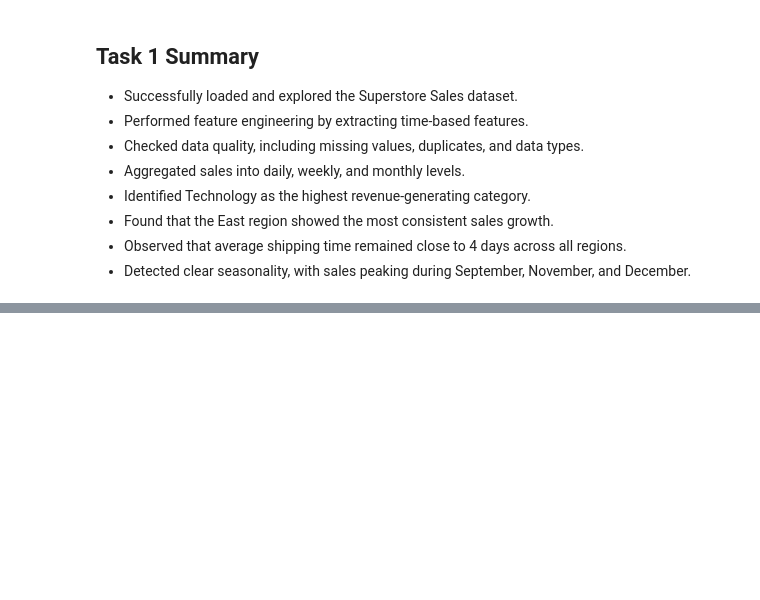
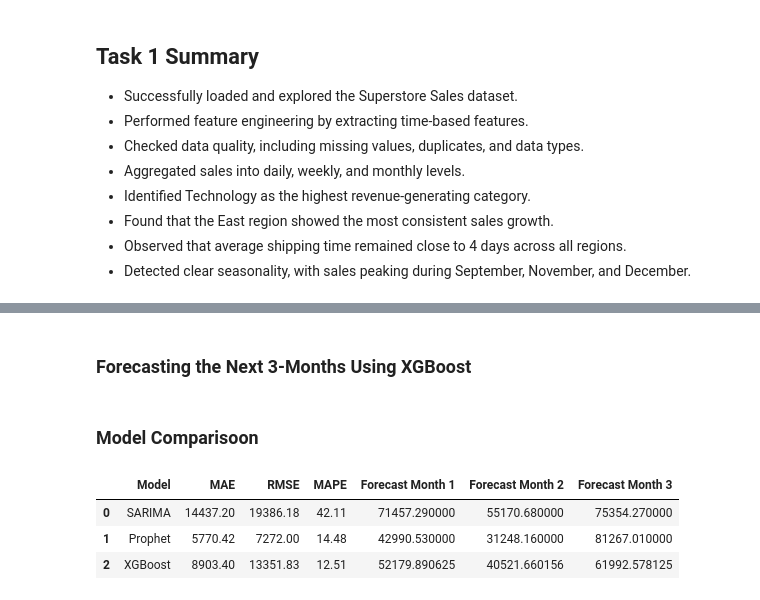
Before and after one commit to Sumit-342/sales-forecasting-dashboard, a Jupyter notebook: analysis.ipynb, the cells around one changed output, grey strips where cells are left out. Saved outputs shown, nothing was run; the diff lists cells and outputs as text; code cells hidden in the pictures; blank space fills up the shorter version.

Commit message:
Model traning and best model selected

```diff
--- a/analysis.ipynb
+++ b/analysis.ipynb
@@ -374,0 +604,11 @@ The sales data shows a clear seasonal pattern across all four years. Sales consi
+# %%
+# Predict sales for the test dataset
+y_pred = xgb_model.predict(X_test)
+
+# Display actual vs predicted values
+prediction_df = pd.DataFrame({
+    "Actual Sales": y_test.values,
+    "Predicted Sales": y_pred
+})
+
+prediction_df.head()
@@ -374,0 +617,9 @@ The sales data shows a clear seasonal pattern across all four years. Sales consi
+# %%
+# Calculate evaluation metrics
+mae = mean_absolute_error(y_test, y_pred)
+rmse = np.sqrt(mean_squared_error(y_test, y_pred))
+mape = np.mean(np.abs((y_test - y_pred) / y_test)) * 100
+
+print(f"MAE  : {mae:.2f}")
+print(f"RMSE : {rmse:.2f}")
+print(f"MAPE : {mape:.2f}%")
@@ -374,0 +655,2 @@ The sales data shows a clear seasonal pattern across all four years. Sales consi
+# %% [markdown]
+### Forecasting the Next 3-Months Using XGBoost
@@ -374,0 +703,43 @@ The sales data shows a clear seasonal pattern across all four years. Sales consi
+# %% [markdown]
+### Model Comparisoon
+# %%
+comparison_df = pd.DataFrame({
+    "Model": ["SARIMA", "Prophet", "XGBoost"],
+    "MAE": [
+        round(sarima_mae, 2),
+        round(prophet_mae, 2),
+        round(mae, 2)
+    ],
+    "RMSE": [
+        round(sarima_rmse, 2),
+        round(prophet_rmse, 2),
+        round(rmse, 2)
+    ],
+    "MAPE": [
+        round(sarima_mape, 2),
+        round(prophet_mape, 2),
+        round(mape, 2)
+    ],
+    "Forecast Month 1": [
+        round(forecast_mean.iloc[0], 2),
+        round(forecast["yhat"].iloc[-3], 2),
+        round(future_predictions[0], 2)
+    ],
+    "Forecast Month 2": [
+        round(forecast_mean.iloc[1], 2),
+        round(forecast["yhat"].iloc[-2], 2),
+        round(future_predictions[1], 2)
+    ],
+    "Forecast Month 3": [
+        round(forecast_mean.iloc[2], 2),
+        round(forecast["yhat"].iloc[-1], 2),
+        round(future_predictions[2], 2)
+    ]
+})
+
+comparison_df
+# %% [output]
+|  | Model | MAE | RMSE | MAPE | Forecast Month 1 | Forecast Month 2 | Forecast Month 3 |
+| 0 | SARIMA | 14437.20 | 19386.18 | 42.11 | 71457.290000 | 55170.680000 | 75354.270000 |
+| 1 | Prophet | 5770.42 | 7272.00 | 14.48 | 42990.530000 | 31248.160000 | 81267.010000 |
+| 2 | XGBoost | 8903.40 | 13351.83 | 12.51 | 52179.890625 | 40521.660156 | 61992.578125 |
```
Also changed, not shown: parts of 84 cells of this notebook, 1 other file.
